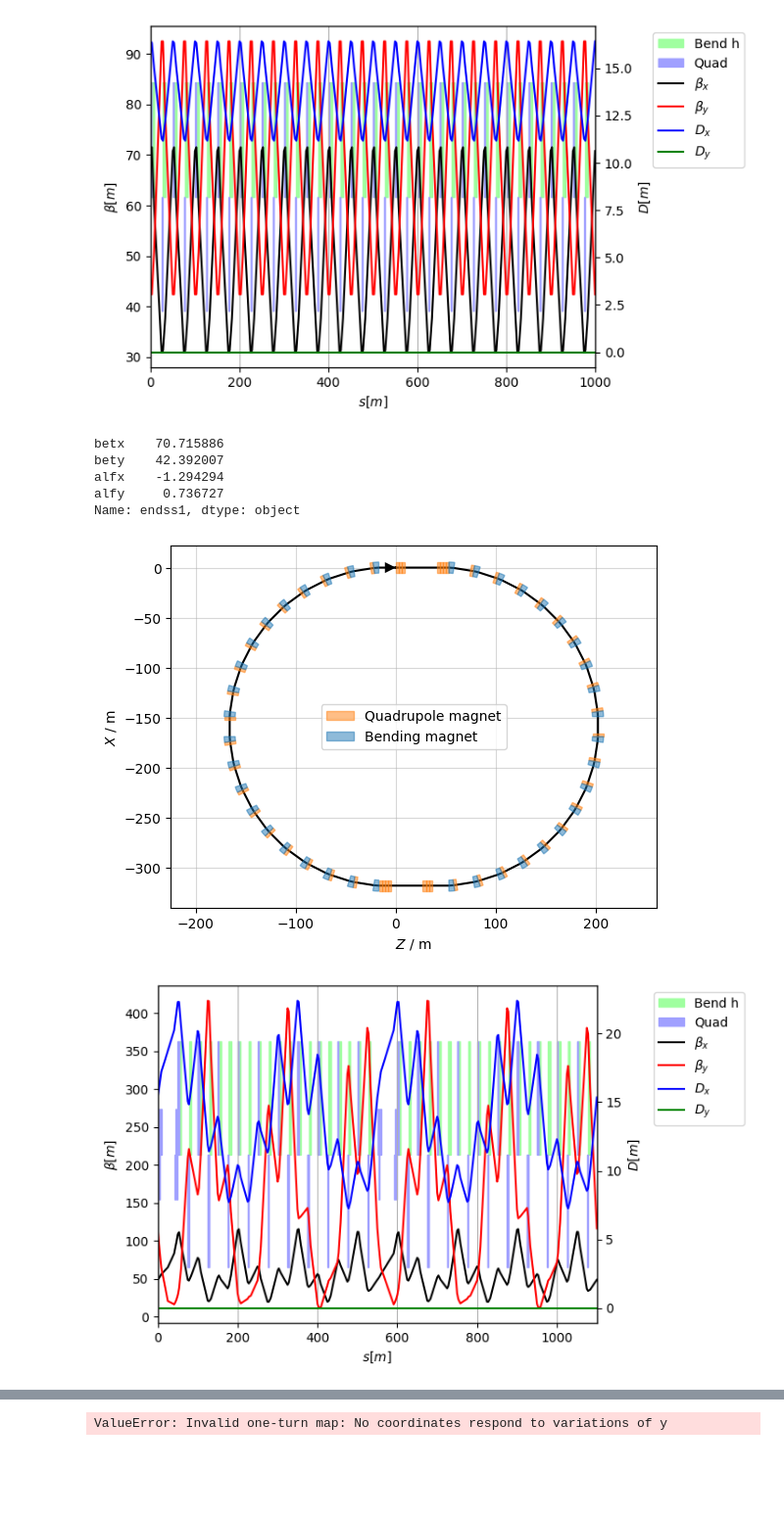
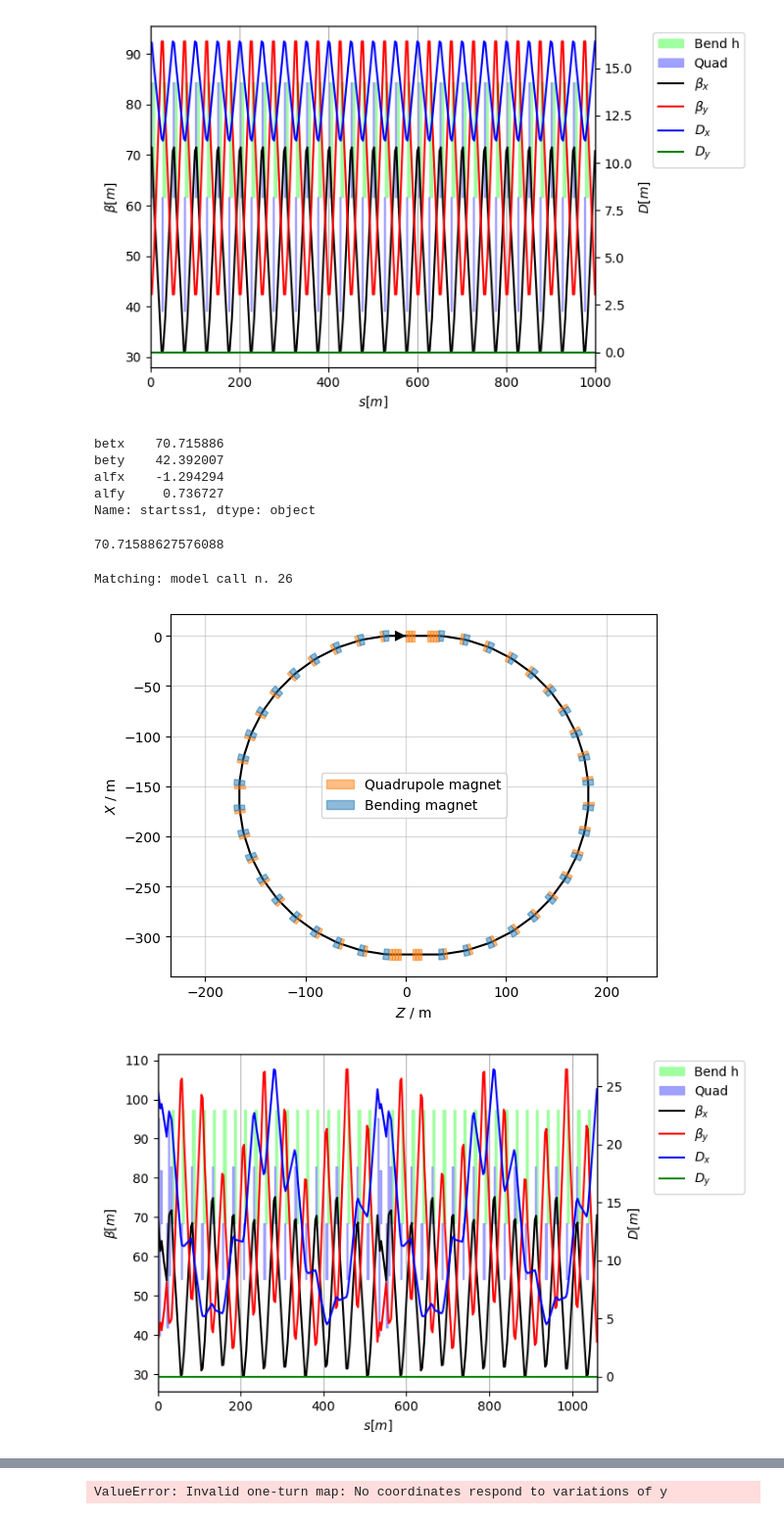
Before and after one commit to gornalexander/cas-beam-optics, a Jupyter notebook: line.ipynb, the cells around one changed output, grey strips where cells are left out. Shown at 98% size. Saved outputs shown, nothing was run; the diff lists cells and outputs as text; code cells hidden in the pictures; blank space fills up the shorter version.

Commit message:
initial solution for matching

```diff
--- a/line.ipynb
+++ b/line.ipynb
@@ -213,24 +213,32 @@ tw.index = tw['name']
 [figure]
 [figure]
 # %%
-fodo_init_cond = tw.loc['endss1'][['betx', 'bety', 'alfx', 'alfy']]
+fodo_init_cond = tw.loc['startss1'][['betx', 'bety', 'alfx', 'alfy']]
 fodo_init_cond
 # %% [output]
 betx    70.715886
 bety    42.392007
 alfx    -1.294294
 alfy     0.736727
-Name: endss1, dtype: object
+Name: startss1, dtype: object
+# %%
+fodo_init_cond['betx']
+# %% [output]
+70.71588627576088
 # %%
-env['lss'] = 50
+env['lss'] = 30
 env['f_ss'] = 'lss / 2 '
-env['k_ss'] = ' 1 / f_ss / lquad / 3'
+env['k1_ss'] = '1 / f_ss / lquad / 2'
+env['k1_ss.1'] = 'k1_ss'
+env['k1_ss.2'] = 'k1_ss'
+env['k1_ss.3'] = 'k1_ss'
+
 
 straight_section1 = env.new_line(name='ss1', components=[
     env.new('startss1', xt.Marker, at='0'),
-    env.new('qs1.1', xt.Quadrupole, length='lquad', k1='k_ss', at='lquad/2'),
-    env.new('qs1.2', xt.Quadrupole, length='lquad', k1='-k_ss', at='lquad + lquad/2'),
-    env.new('qs1.3', xt.Quadrupole, length='lquad', k1='k_ss', at='2*lquad + lquad/2'),
+    env.new('qs1.1', xt.Quadrupole, length='lquad', k1='k1_ss.1', at='lquad/2'),
+    env.new('qs1.2', xt.Quadrupole, length='lquad', k1='-k1_ss.2', at='lquad + lquad/2'),
+    env.new('qs1.3', xt.Quadrupole, length='lquad', k1='k1_ss.3', at='2*lquad + lquad/2'),
 
     # env.place(hbumper1, at='3*lquad + lbumper/2'),
     # env.place(hbumper2, at='lss/2 - bump_gap/2 - lbumper/2'),
@@ -238,42 +246,75 @@ straight_section1 = env.new_line(name='ss1', components=[
     # env.place(hbumper3, at='lss/2 + bump_gap/2 + lbumper/2'),
     # env.place(hbumper4, at='lss - 3*lquad - lbumper/2'),
 
-    env.new('qs1.4', xt.Quadrupole, length='lquad', k1='-k_ss', at='lss - lquad*2 - lquad/2'),
-    env.new('qs1.5', xt.Quadrupole, length='lquad', k1='k_ss', at='lss - lquad - lquad/2'),
-    env.new('qs1.6', xt.Quadrupole, length='lquad', k1='-k_ss', at='lss - lquad/2'),
+    env.new('qs1.4', xt.Quadrupole, length='lquad', k1='-k1_ss.1', at='lss - lquad*2 - lquad/2'),
+    env.new('qs1.5', xt.Quadrupole, length='lquad', k1='k1_ss.2', at='lss - lquad - lquad/2'),
+    env.new('qs1.6', xt.Quadrupole, length='lquad', k1='-k1_ss.3', at='lss - lquad/2'),
 
     env.new('endss1', xt.Marker, at='lss')
     ])
 
 straight_section2 = env.new_line(name='ss2', components=[
     env.new('startss2', xt.Marker, at='0'),
-    env.new('qs2.1', xt.Quadrupole, length='lquad', k1='k_ss', at='lquad/2'),
-    env.new('qs2.2', xt.Quadrupole, length='lquad', k1='-k_ss', at='lquad + lquad/2'),
-    env.new('qs2.3', xt.Quadrupole, length='lquad', k1='k_ss', at='2*lquad + lquad/2'),
+    env.new('qs2.1', xt.Quadrupole, length='lquad', k1='k1_ss.1', at='lquad/2'),
+    env.new('qs2.2', xt.Quadrupole, length='lquad', k1='-k1_ss.2', at='lquad + lquad/2'),
+    env.new('qs2.3', xt.Quadrupole, length='lquad', k1='k1_ss.3', at='2*lquad + lquad/2'),
 
-    env.new('qs2.4', xt.Quadrupole, length='lquad', k1='-k_ss', at='lss - lquad*2 - lquad/2'),
-    env.new('qs2.5', xt.Quadrupole, length='lquad', k1='k_ss', at='lss - lquad - lquad/2'),
-    env.new('qs2.6', xt.Quadrupole, length='lquad', k1='-k_ss', at='lss - lquad/2'),
+    env.new('qs2.4', xt.Quadrupole, length='lquad', k1='-k1_ss.1', at='lss - lquad*2 - lquad/2'),
+    env.new('qs2.5', xt.Quadrupole, length='lquad', k1='k1_ss.2', at='lss - lquad - lquad/2'),
+    env.new('qs2.6', xt.Quadrupole, length='lquad', k1='-k1_ss.3', at='lss - lquad/2'),
     env.new('endss2', xt.Marker, at='lss')
     ])
 
 components = [env.new('_start_point', xt.Marker)] + [straight_section1] + (number_of_FODO // 2)*[section] + [straight_section2] + (number_of_FODO // 2)*[section]
 
 ring = env.new_line(components = components)
 
 ring.particle_ref = xt.Particles(p0c=pc, mass0=xt.PROTON_MASS_EV)
 context = xo.ContextCpu()
 ring.build_tracker(_context=context)
 
 ring.survey().plot()
+
+
+# opt = ring.match(solve=False, restore_if_fail=False,
+#     vary=[
+#         xt.VaryList(['k1_ss.1', 'k1_ss.2', 'k1_ss.3'], step=1e-7),
+#     ],
+#     targets=[
+#         xt.TargetSet(at='endss1', betx=fodo_init_cond['betx'], bety=fodo_init_cond['bety'], alfx=fodo_init_cond['alfx'], alfy=fodo_init_cond['alfy'], tol=1),
+#     ],
+#     method='4d')
+# opt.solve()
+
+# opt = ring.match(solve=False, restore_if_fail=False,
+#     vary=[
+#         xt.VaryList(['k1_ss'], step=1e-7),
+#     ],
+#     targets=[
+#         xt.TargetSet(at='endss1', betx=fodo_init_cond['betx'], bety=fodo_init_cond['bety'], alfx=fodo_init_cond['alfx'], alfy=fodo_init_cond['alfy'], tol=1e-3),
+#     ],
+#     method='4d')
+
+opt = ring.match(solve=False, restore_if_fail=False,
+    vary=[
+        xt.VaryList(['k1_ss.1', 'k1_ss.2', 'k1_ss.3'], step=1e-7),
+    ],
+    targets=[
+        xt.TargetSet(at='endss1', betx=fodo_init_cond['betx'], bety=fodo_init_cond['bety'], alfx=fodo_init_cond['alfx'], alfy=fodo_init_cond['alfy'], tol=1),
+    ],
+    method='4d')
+
+opt.solve()
+
 tw = ring.twiss(method='4d')
 tw.plot()
 
 tw = tw.to_pandas()
 tw.index = tw['name']
 
 #plt.ylim(-20, 10)
 #plt.xlim(-env['lsection'], env['lsection'])
 # %% [output]
+Matching: model call n. 26
-[figure, old version]
+[figure, new version]
-[figure, old version]
+[figure, new version]
```
Also changed, not shown: parts of 2 cells of this notebook.
